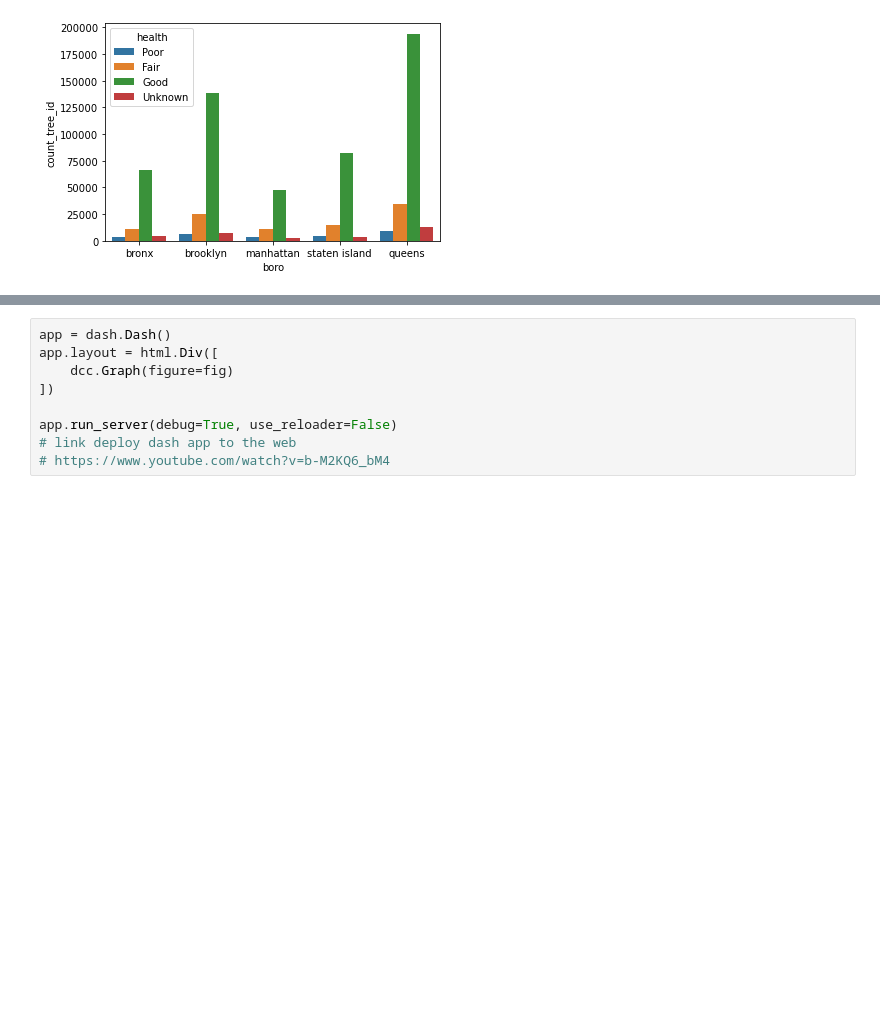
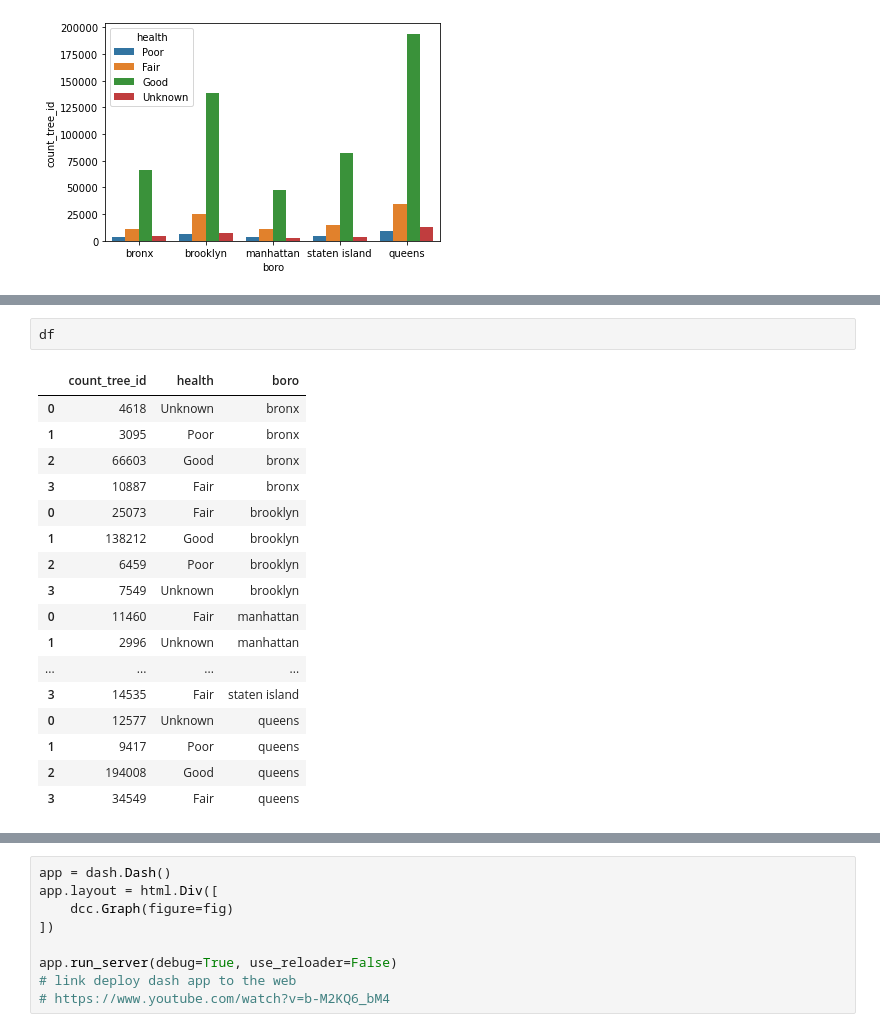
Before and after one commit to palmorezm/msds, a Jupyter notebook: 608/Mod4/module4.ipynb, the cells around one changed output, grey strips where cells are left out. Cells and saved outputs as stored; diff of their text form; blank space fills up the shorter version.

```diff
--- a/608/Mod4/module4.ipynb
+++ b/608/Mod4/module4.ipynb
@@ -263,0 +264,20 @@ fig
+# %%
+df
+# %% [output]
+|  | count_tree_id | health | boro |
+| 0 | 4618 | Unknown | bronx |
+| 1 | 3095 | Poor | bronx |
+| 2 | 66603 | Good | bronx |
+| 3 | 10887 | Fair | bronx |
+| 0 | 25073 | Fair | brooklyn |
+| 1 | 138212 | Good | brooklyn |
+| 2 | 6459 | Poor | brooklyn |
+| 3 | 7549 | Unknown | brooklyn |
+| 0 | 11460 | Fair | manhattan |
+| 1 | 2996 | Unknown | manhattan |
+| ... | ... | ... | ... |
+| 3 | 14535 | Fair | staten island |
+| 0 | 12577 | Unknown | queens |
+| 1 | 9417 | Poor | queens |
+| 2 | 194008 | Good | queens |
+| 3 | 34549 | Fair | queens |
```
Also changed, not shown: parts of 10 cells of this notebook, 1 other file.
